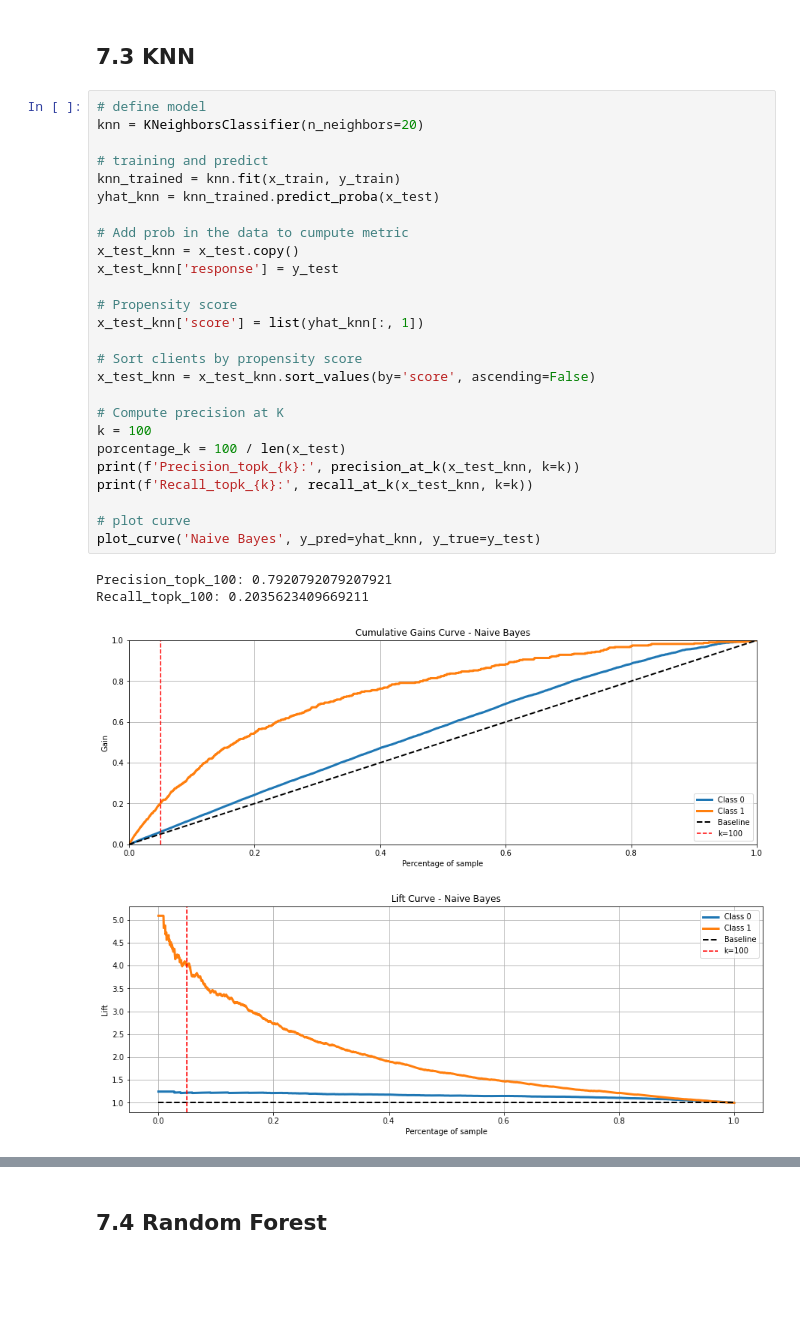
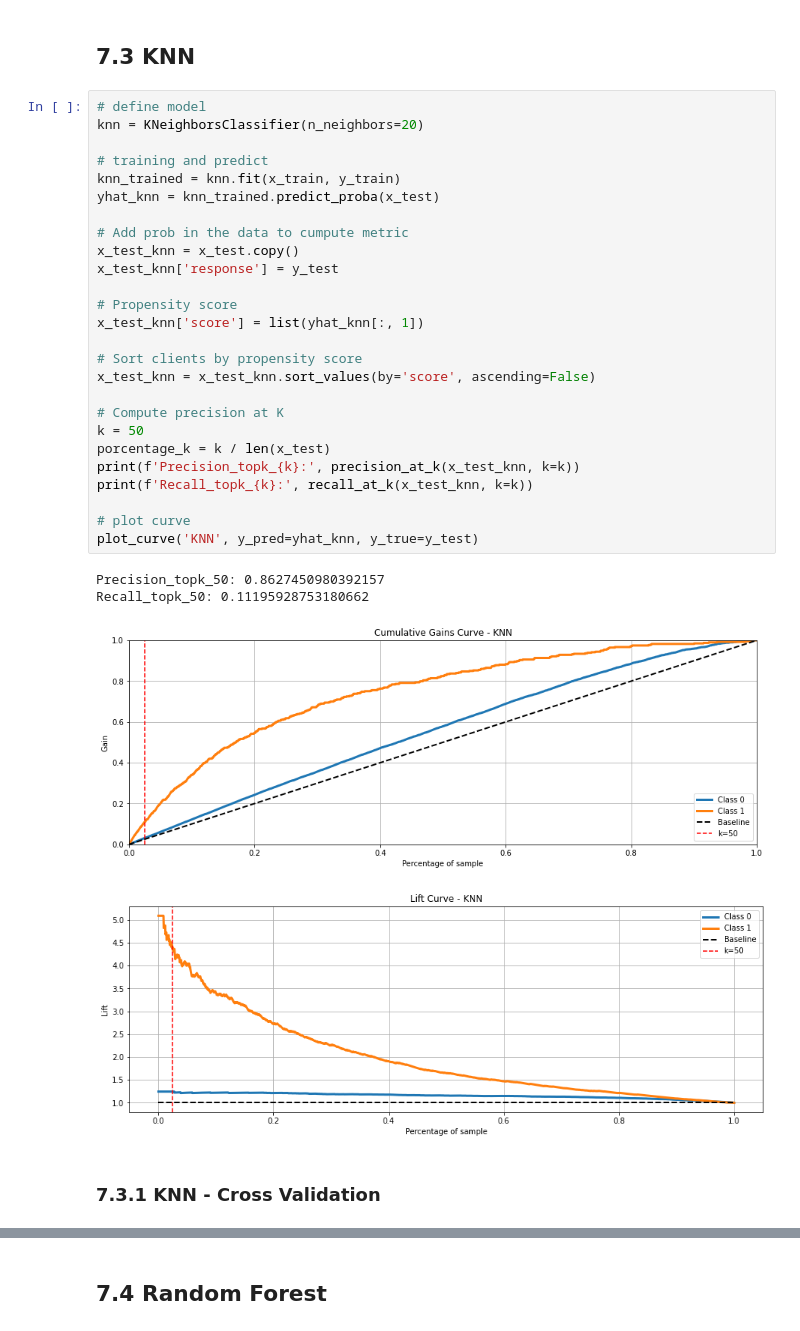
Before and after one commit to Jhonatanslopes/Bank-Customer-Churn, a Jupyter notebook: Notebook/notebook.ipynb, the cells around one changed output, grey strips where cells are left out. Cells and saved outputs as stored; diff of their text form; blank space fills up the shorter version.

```diff
--- a/Notebook/notebook.ipynb
+++ b/Notebook/notebook.ipynb
@@ -1141,31 +1206,33 @@ Number KFold: 5/5
 # %%
 # define model
 knn = KNeighborsClassifier(n_neighbors=20)
 
 # training and predict
 knn_trained = knn.fit(x_train, y_train)
 yhat_knn = knn_trained.predict_proba(x_test)
 
 # Add prob in the data to cumpute metric
 x_test_knn = x_test.copy()
 x_test_knn['response'] = y_test
 
 # Propensity score
 x_test_knn['score'] = list(yhat_knn[:, 1])
 
 # Sort clients by propensity score
 x_test_knn = x_test_knn.sort_values(by='score', ascending=False)
 
 # Compute precision at K
-k = 100
-porcentage_k = 100 / len(x_test)
+k = 50
+porcentage_k = k / len(x_test)
 print(f'Precision_topk_{k}:', precision_at_k(x_test_knn, k=k))
 print(f'Recall_topk_{k}:', recall_at_k(x_test_knn, k=k))
 
 # plot curve
-plot_curve('Naive Bayes', y_pred=yhat_knn, y_true=y_test)
+plot_curve('KNN', y_pred=yhat_knn, y_true=y_test)
 # %% [output]
-Precision_topk_100: 0.7920792079207921
-Recall_topk_100: 0.2035623409669211
+Precision_topk_50: 0.8627450980392157
+Recall_topk_50: 0.11195928753180662
-[figure, old version]
+[figure, new version]
-[figure, old version]
+[figure, new version]
+# %% [markdown]
+### 7.3.1 KNN - Cross Validation
```
Also changed, not shown: parts of 44 cells of this notebook, 7 other files.
